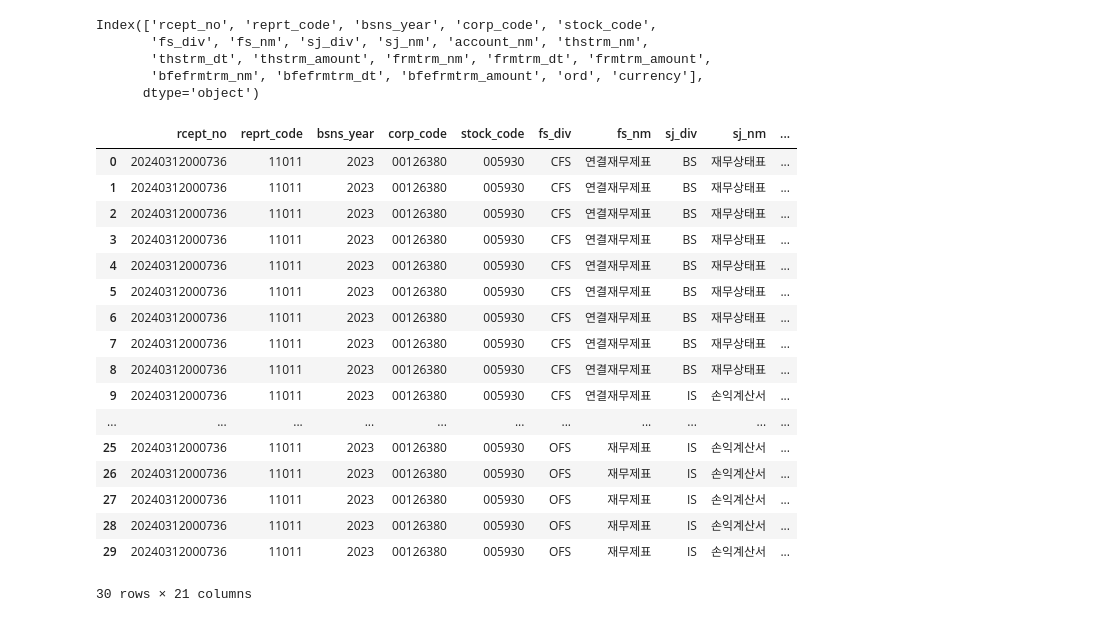
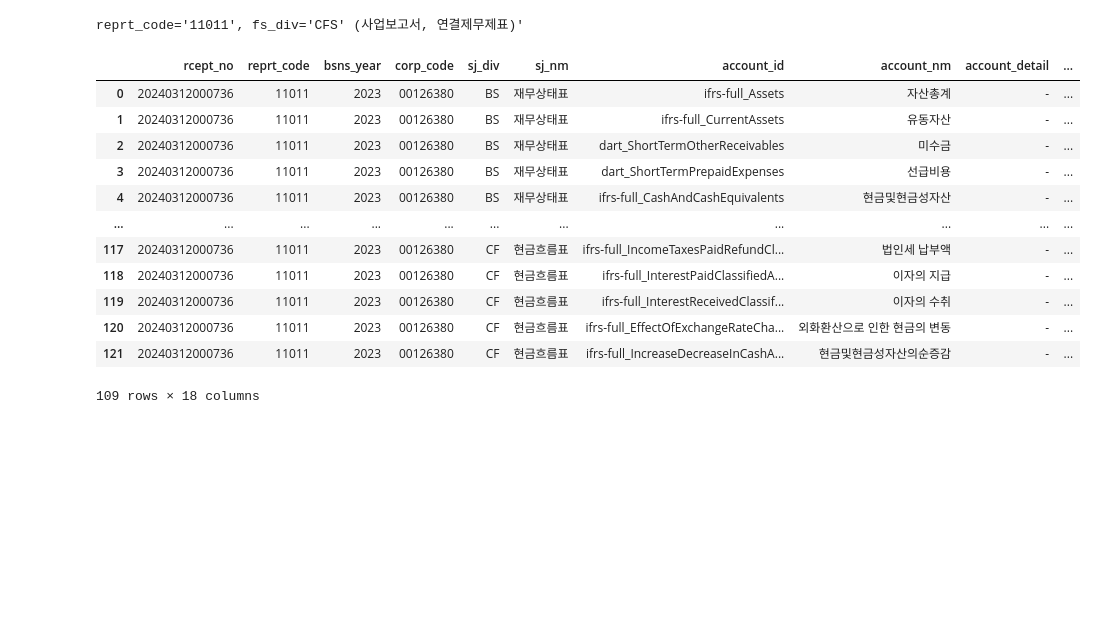
Before and after one commit to 99dlthdbs/CLOVA_Studio_Stock-helper, a Jupyter notebook: llm-server/dart-api/test.ipynb, the cells around one changed output. Cells and saved outputs as stored; diff of their text form; code cells hidden in the pictures; blank space fills up the shorter version.

```diff
--- a/llm-server/dart-api/test.ipynb
+++ b/llm-server/dart-api/test.ipynb
@@ -75,3 +3,15 @@ xml_text = xml_text_list[0]
+# %%
+import OpenDartReader
+from dotenv import load_dotenv
+from pathlib import Path
+import os
+
+
+dotenv_path = Path('/workspace/008_PseudoLab/server/.env')
+load_dotenv(dotenv_path)
+api_key = os.getenv('OPEN_DART_API_KEY')
+
+dart = OpenDartReader(api_key)
 # %%
 # ==== 1-4. 공시정보 - 고유번호 ====
 # 종목코드로 고유번호 얻기
@@ -98,7 +27,8 @@ dart.report('005930', '미등기임원보수', 2023)  # 미등기임원 보수
 
 # 삼성전자 2021 재무제표
 # '11013'=1분기보고서, '11012'=반기보고서, '11014'=3분기보고서, '11011'=사업보고서
-a = dart.finstate('삼성전자', 2023, reprt_code=11011)
+financial_statement = dart.finstate('삼성전자', 2023, reprt_code=11011)
+financial_statement_all = dart.finstate_all('삼성전자', 2023)
 
 # 여러 상장법인(금융업 제외)의 주요계정과목(재무상태표, 손익계산서)
 # dart.finstate('00126380,00164779,00164742', 2021)
@@ -113,11 +43,5 @@ a = dart.finstate('삼성전자', 2023, reprt_code=11011)
 
 # XBRL 표준계정과목체계(계정과목)
 # dart.xbrl_taxonomy('BS1')
+# %% [output]
+reprt_code='11011', fs_div='CFS' (사업보고서, 연결제무제표)'
-# %%
-a.columns
-# %% [output]
-Index(['rcept_no', 'reprt_code', 'bsns_year', 'corp_code', 'stock_code',
-       'fs_div', 'fs_nm', 'sj_div', 'sj_nm', 'account_nm', 'thstrm_nm',
-       'thstrm_dt', 'thstrm_amount', 'frmtrm_nm', 'frmtrm_dt', 'frmtrm_amount',
-       'bfefrmtrm_nm', 'bfefrmtrm_dt', 'bfefrmtrm_amount', 'ord', 'currency'],
-      dtype='object')
@@ -124,24 +51,19 @@ Index(['rcept_no', 'reprt_code', 'bsns_year', 'corp_code', 'stock_code',
 # %%
 a = a[['bsns_year', 'stock_code', 'account_nm', 'thstrm_nm', 'thstrm_dt', 'thstrm_amount', 'frmtrm_nm', 'frmtrm_dt', 'frmtrm_amount', 'bfefrmtrm_nm', 'bfefrmtrm_dt', 'bfefrmtrm_amount']]
 a.to_csv("samjeon.csv")
-# %%
-a
-# %% [output]
-|  | rcept_no | reprt_code | bsns_year | corp_code | stock_code | fs_div | fs_nm | sj_div | sj_nm | ... |
-| 0 | 20240312000736 | 11011 | 2023 | 00126380 | 005930 | CFS | 연결재무제표 | BS | 재무상태표 | ... |
-| 1 | 20240312000736 | 11011 | 2023 | 00126380 | 005930 | CFS | 연결재무제표 | BS | 재무상태표 | ... |
-| 2 | 20240312000736 | 11011 | 2023 | 00126380 | 005930 | CFS | 연결재무제표 | BS | 재무상태표 | ... |
-| 3 | 20240312000736 | 11011 | 2023 | 00126380 | 005930 | CFS | 연결재무제표 | BS | 재무상태표 | ... |
-| 4 | 20240312000736 | 11011 | 2023 | 00126380 | 005930 | CFS | 연결재무제표 | BS | 재무상태표 | ... |
-| 5 | 20240312000736 | 11011 | 2023 | 00126380 | 005930 | CFS | 연결재무제표 | BS | 재무상태표 | ... |
-| 6 | 20240312000736 | 11011 | 2023 | 00126380 | 005930 | CFS | 연결재무제표 | BS | 재무상태표 | ... |
-| 7 | 20240312000736 | 11011 | 2023 | 00126380 | 005930 | CFS | 연결재무제표 | BS | 재무상태표 | ... |
-| 8 | 20240312000736 | 11011 | 2023 | 00126380 | 005930 | CFS | 연결재무제표 | BS | 재무상태표 | ... |
-| 9 | 20240312000736 | 11011 | 2023 | 00126380 | 005930 | CFS | 연결재무제표 | IS | 손익계산서 | ... |
-| ... | ... | ... | ... | ... | ... | ... | ... | ... | ... | ... |
-| 25 | 20240312000736 | 11011 | 2023 | 00126380 | 005930 | OFS | 재무제표 | IS | 손익계산서 | ... |
-| 26 | 20240312000736 | 11011 | 2023 | 00126380 | 005930 | OFS | 재무제표 | IS | 손익계산서 | ... |
-| 27 | 20240312000736 | 11011 | 2023 | 00126380 | 005930 | OFS | 재무제표 | IS | 손익계산서 | ... |
-| 28 | 20240312000736 | 11011 | 2023 | 00126380 | 005930 | OFS | 재무제표 | IS | 손익계산서 | ... |
-| 29 | 20240312000736 | 11011 | 2023 | 00126380 | 005930 | OFS | 재무제표 | IS | 손익계산서 | ... |
-30 rows × 21 columns
+# %%
+financial_statement_all[financial_statement_all['sj_div'].isin(['BS', 'IS', 'CF'])]
+# %% [output]
+|  | rcept_no | reprt_code | bsns_year | corp_code | sj_div | sj_nm | account_id | account_nm | account_detail | ... |
+| 0 | 20240312000736 | 11011 | 2023 | 00126380 | BS | 재무상태표 | ifrs-full_Assets | 자산총계 | - | ... |
+| 1 | 20240312000736 | 11011 | 2023 | 00126380 | BS | 재무상태표 | ifrs-full_CurrentAssets | 유동자산 | - | ... |
+| 2 | 20240312000736 | 11011 | 2023 | 00126380 | BS | 재무상태표 | dart_ShortTermOtherReceivables | 미수금 | - | ... |
+| 3 | 20240312000736 | 11011 | 2023 | 00126380 | BS | 재무상태표 | dart_ShortTermPrepaidExpenses | 선급비용 | - | ... |
+| 4 | 20240312000736 | 11011 | 2023 | 00126380 | BS | 재무상태표 | ifrs-full_CashAndCashEquivalents | 현금및현금성자산 | - | ... |
+| ... | ... | ... | ... | ... | ... | ... | ... | ... | ... | ... |
+| 117 | 20240312000736 | 11011 | 2023 | 00126380 | CF | 현금흐름표 | ifrs-full_IncomeTaxesPaidRefundCl... | 법인세 납부액 | - | ... |
+| 118 | 20240312000736 | 11011 | 2023 | 00126380 | CF | 현금흐름표 | ifrs-full_InterestPaidClassifiedA... | 이자의 지급 | - | ... |
+| 119 | 20240312000736 | 11011 | 2023 | 00126380 | CF | 현금흐름표 | ifrs-full_InterestReceivedClassif... | 이자의 수취 | - | ... |
+| 120 | 20240312000736 | 11011 | 2023 | 00126380 | CF | 현금흐름표 | ifrs-full_EffectOfExchangeRateCha... | 외화환산으로 인한 현금의 변동 | - | ... |
+| 121 | 20240312000736 | 11011 | 2023 | 00126380 | CF | 현금흐름표 | ifrs-full_IncreaseDecreaseInCashA... | 현금및현금성자산의순증감 | - | ... |
+109 rows × 18 columns
```
Also changed, not shown: parts of 23 cells of this notebook, 30 other files.
